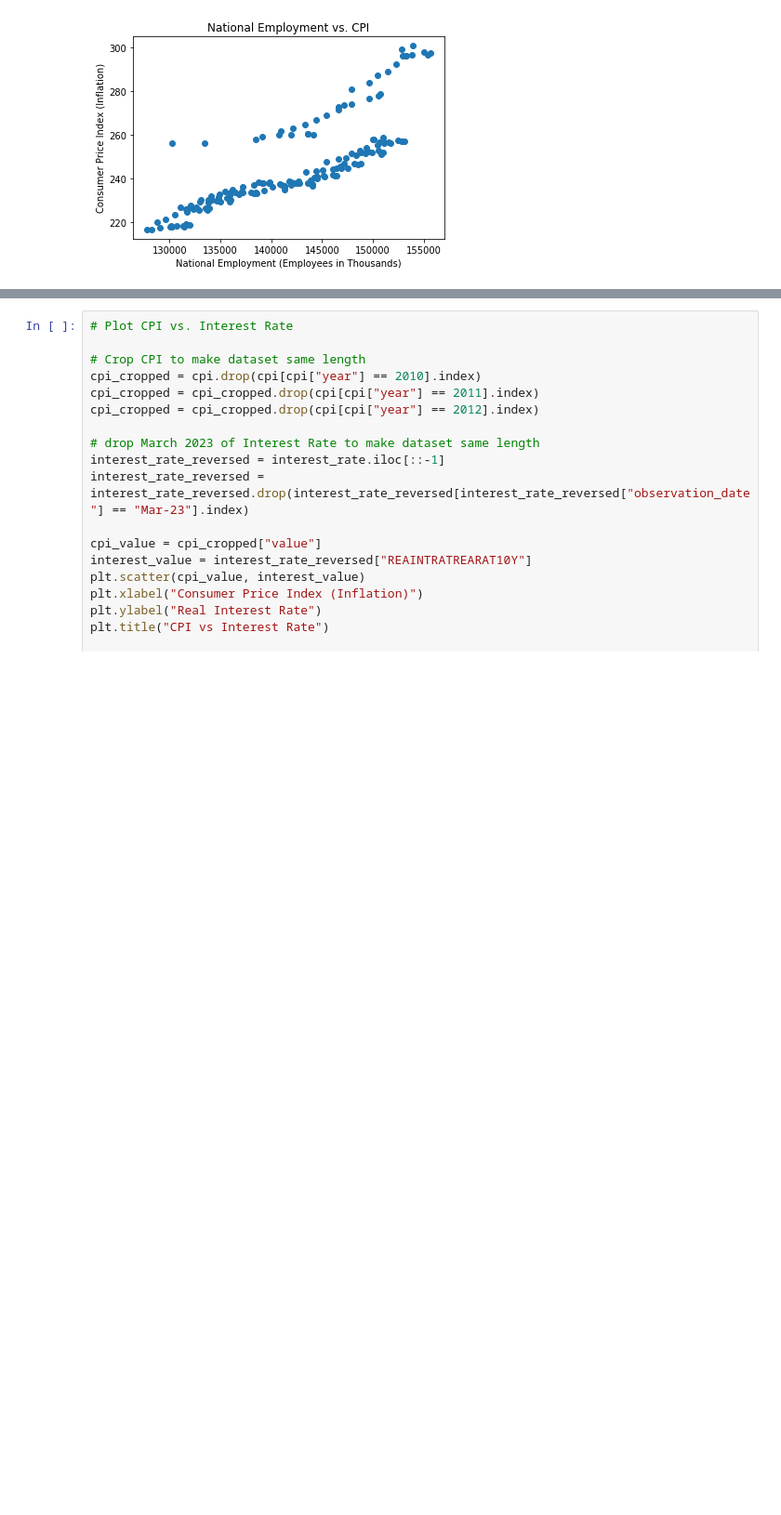
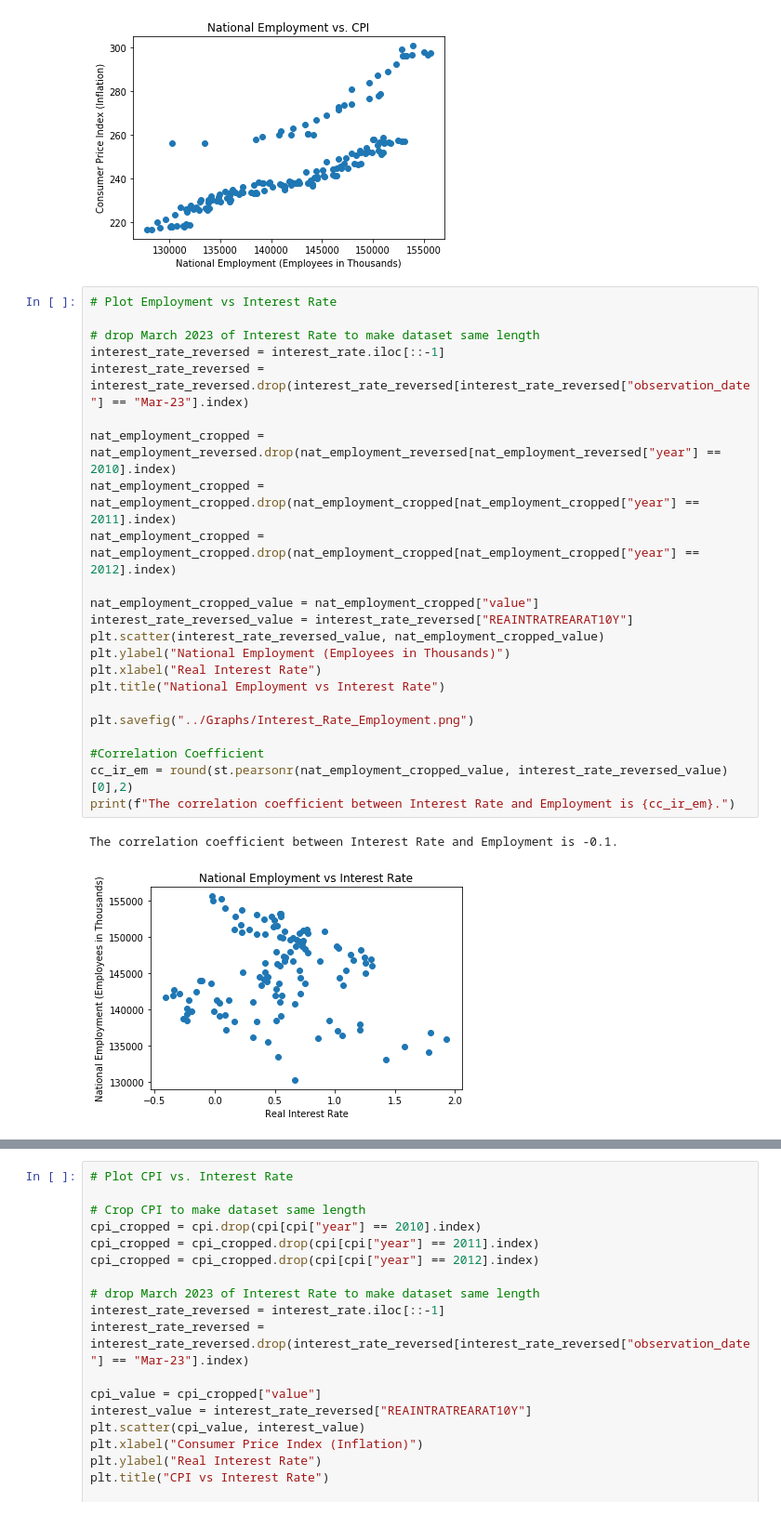
Before and after one commit to aumekubo2/SHAAL, a Jupyter notebook: Data_Analysis/Multi_Extract_Analysis_Attempt_1.ipynb, the cells around one changed output, grey strips where cells are left out. Shown: that part at 93% size. Drawn from its saved outputs; the diff is of its cells as text; blank space fills up the shorter version.

```diff
--- a/Data_Analysis/Multi_Extract_Analysis_Attempt_1.ipynb
+++ b/Data_Analysis/Multi_Extract_Analysis_Attempt_1.ipynb
@@ -223,3 +223,29 @@ plt.savefig("../Graphs/CPI_Employment.png")
 # %% [output]
 The correlation coefficient between CPI and National Employment is 0.82.
 [figure]
+# %%
+# Plot Employment vs Interest Rate
+
+# drop March 2023 of Interest Rate to make dataset same length
+interest_rate_reversed = interest_rate.iloc[::-1]
+interest_rate_reversed = interest_rate_reversed.drop(interest_rate_reversed[interest_rate_reversed["observation_date"] == "Mar-23"].index)
+
+nat_employment_cropped = nat_employment_reversed.drop(nat_employment_reversed[nat_employment_reversed["year"] == 2010].index)
+nat_employment_cropped = nat_employment_cropped.drop(nat_employment_cropped[nat_employment_cropped["year"] == 2011].index)
+nat_employment_cropped = nat_employment_cropped.drop(nat_employment_cropped[nat_employment_cropped["year"] == 2012].index)
+
+nat_employment_cropped_value = nat_employment_cropped["value"]
+interest_rate_reversed_value = interest_rate_reversed["REAINTRATREARAT10Y"]
+plt.scatter(interest_rate_reversed_value, nat_employment_cropped_value)
+plt.ylabel("National Employment (Employees in Thousands)")
+plt.xlabel("Real Interest Rate")
+plt.title("National Employment vs Interest Rate")
+
+plt.savefig("../Graphs/Interest_Rate_Employment.png")
+
+#Correlation Coefficient
+cc_ir_em = round(st.pearsonr(nat_employment_cropped_value, interest_rate_reversed_value)[0],2)
+print(f"The correlation coefficient between Interest Rate and Employment is {cc_ir_em}.")
+# %% [output]
+The correlation coefficient between Interest Rate and Employment is -0.1.
+[figure, added]
```
Also changed, not shown: parts of 1 cell of this notebook, 4 other files.
